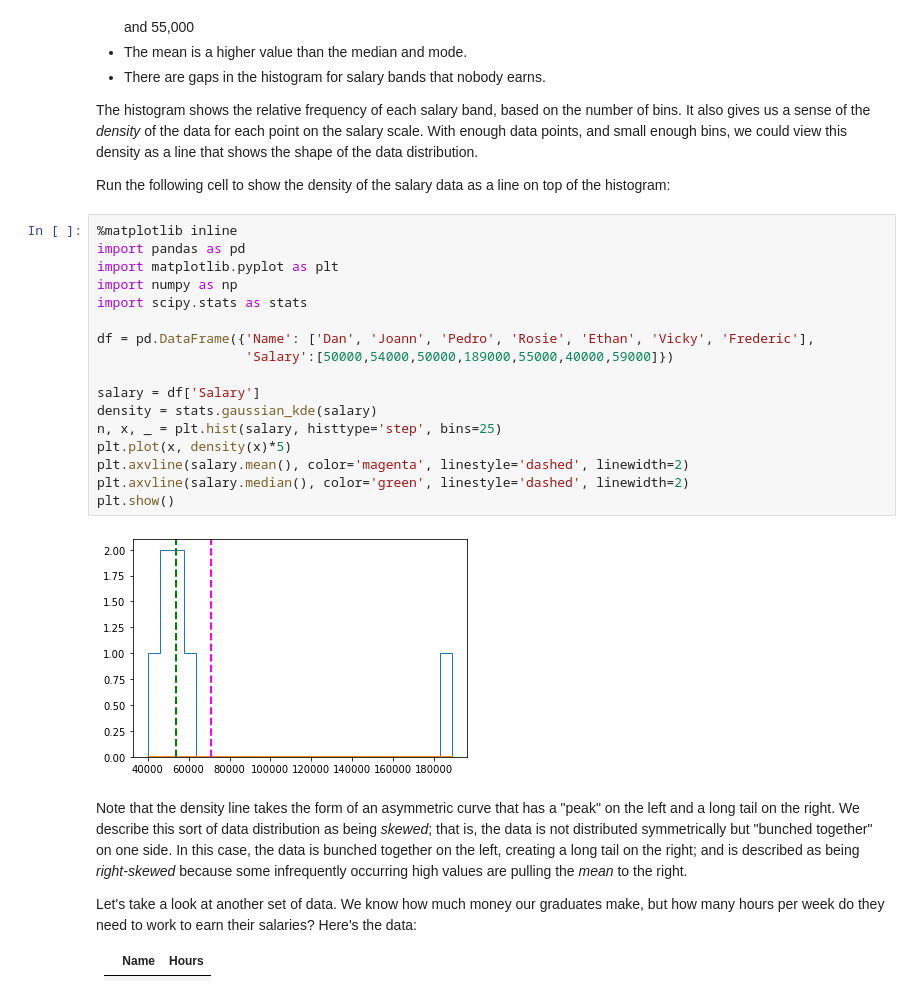
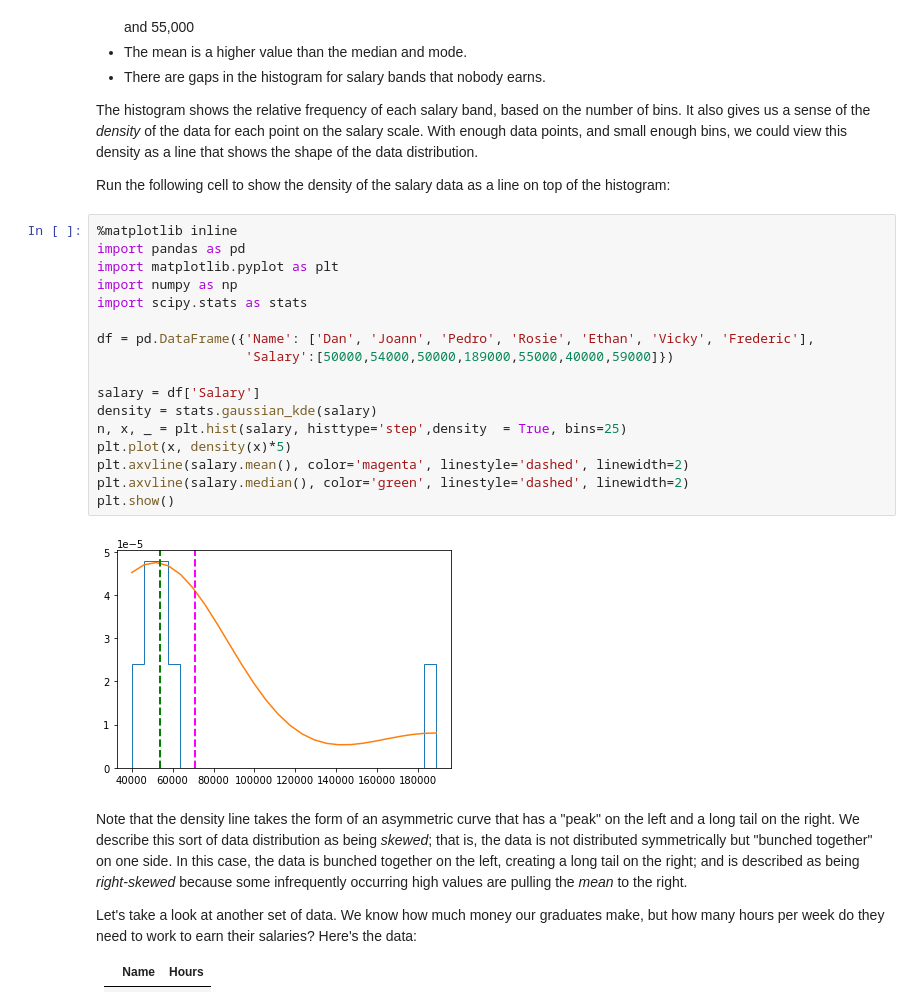
Before and after one commit to AhmedUZaki/Basic-Mathematics-for-Machine-Learning, a Jupyter notebook: Statistics and Probability by Hiren/04-02-Statistics Fundamentals.ipynb, the cells around one changed output. Cells and saved outputs as stored; diff of their text form.

```diff
--- a/Statistics and Probability by Hiren/04-02-Statistics Fundamentals.ipynb
+++ b/Statistics and Probability by Hiren/04-02-Statistics Fundamentals.ipynb
@@ -221,22 +223,22 @@ Run the following cell to show the density of the salary data as a line on top o
 # %%
 %matplotlib inline
 import pandas as pd
 import matplotlib.pyplot as plt
 import numpy as np
 import scipy.stats as stats
 
 df = pd.DataFrame({'Name': ['Dan', 'Joann', 'Pedro', 'Rosie', 'Ethan', 'Vicky', 'Frederic'],
                    'Salary':[50000,54000,50000,189000,55000,40000,59000]})
 
 salary = df['Salary']
 density = stats.gaussian_kde(salary)
-n, x, _ = plt.hist(salary, histtype='step', bins=25)
+n, x, _ = plt.hist(salary, histtype='step',density  = True, bins=25)
 plt.plot(x, density(x)*5)
 plt.axvline(salary.mean(), color='magenta', linestyle='dashed', linewidth=2)
 plt.axvline(salary.median(), color='green', linestyle='dashed', linewidth=2)
 plt.show()
 # %% [output]
-[figure, old version]
+[figure, new version]
 # %% [markdown]
 Note that the density line takes the form of an asymmetric curve that has a "peak" on the left and a long tail on the right. We describe this sort of data distribution as being *skewed*; that is, the data is not distributed symmetrically but "bunched together" on one side. In this case, the data is bunched together on the left, creating a long tail on the right; and is described as being *right-skewed* because some infrequently occurring high values are pulling the *mean* to the right.
 
```
Also changed, not shown: parts of 19 cells of this notebook.
